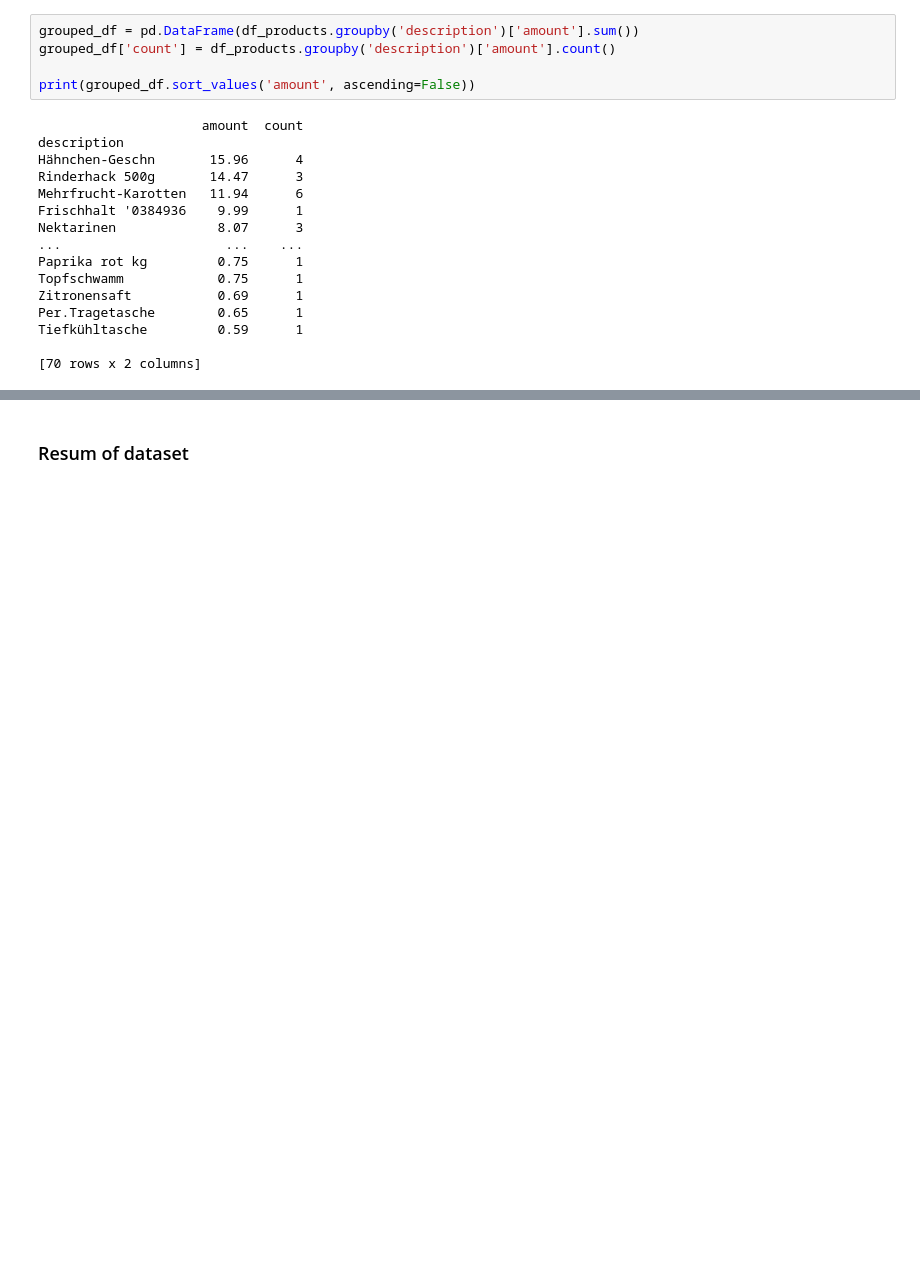
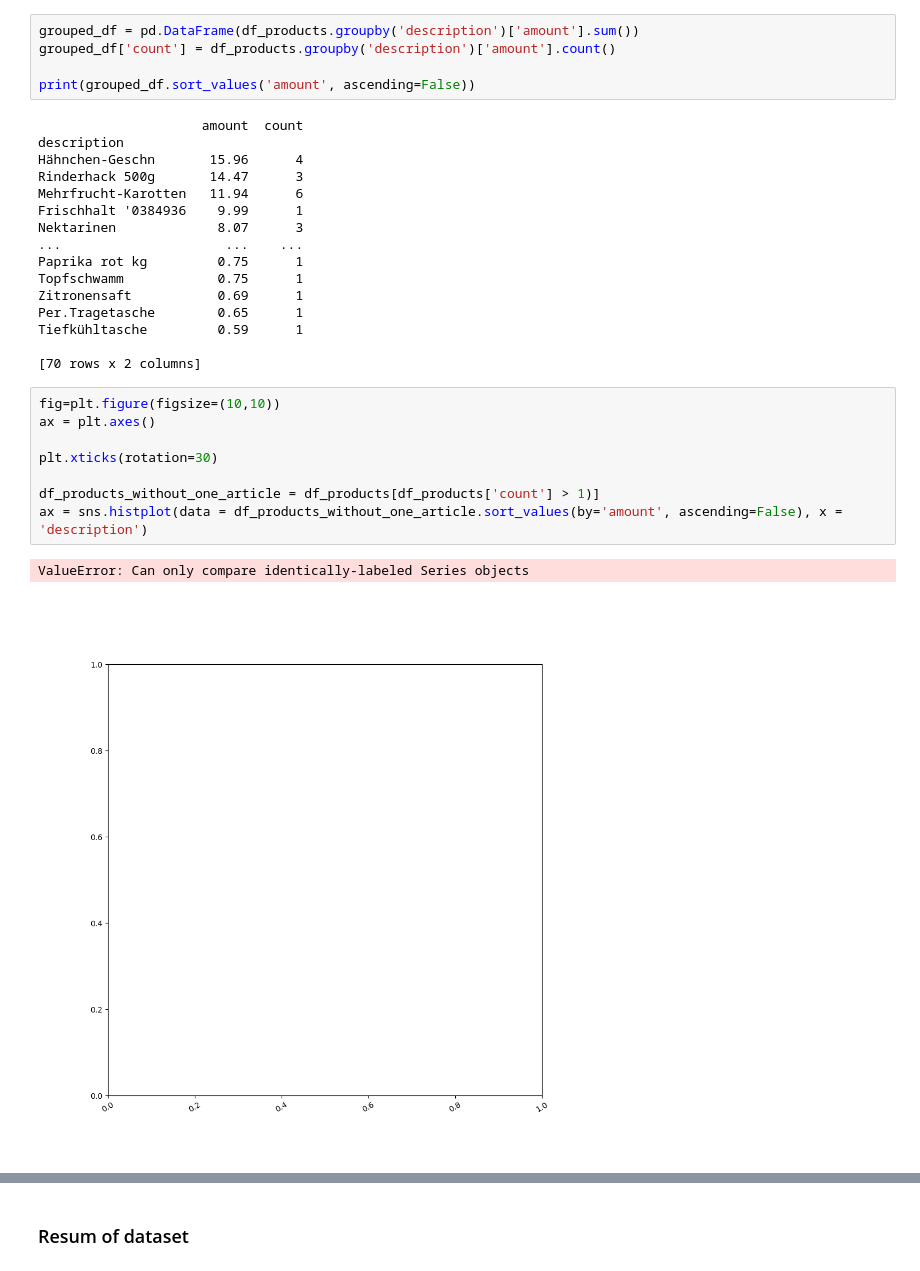
Before and after one commit to baptdev/receipt-ocr, a Jupyter notebook: python-receipt-ocr/notebook-receipt-OCR.ipynb, the cells around one changed output, grey strips where cells are left out. Saved outputs shown, nothing was run; the diff lists cells and outputs as text; blank space fills up the shorter version.

```diff
--- a/python-receipt-ocr/notebook-receipt-OCR.ipynb
+++ b/python-receipt-ocr/notebook-receipt-OCR.ipynb
@@ -369,3 +420,14 @@ Per.Tragetasche        0.65      1
 Tiefkühltasche         0.59      1
 
 [70 rows x 2 columns]
+# %%
+fig=plt.figure(figsize=(10,10))
+ax = plt.axes()
+
+plt.xticks(rotation=30)
+
+df_products_without_one_article = df_products[df_products['count'] > 1)]
+ax = sns.histplot(data = df_products_without_one_article.sort_values(by='amount', ascending=False), x = 'description')
+# %% [output]
+ValueError: Can only compare identically-labeled Series objects
+[figure, added]
```
Also changed, not shown: parts of 8 cells of this notebook, 29 other files.
